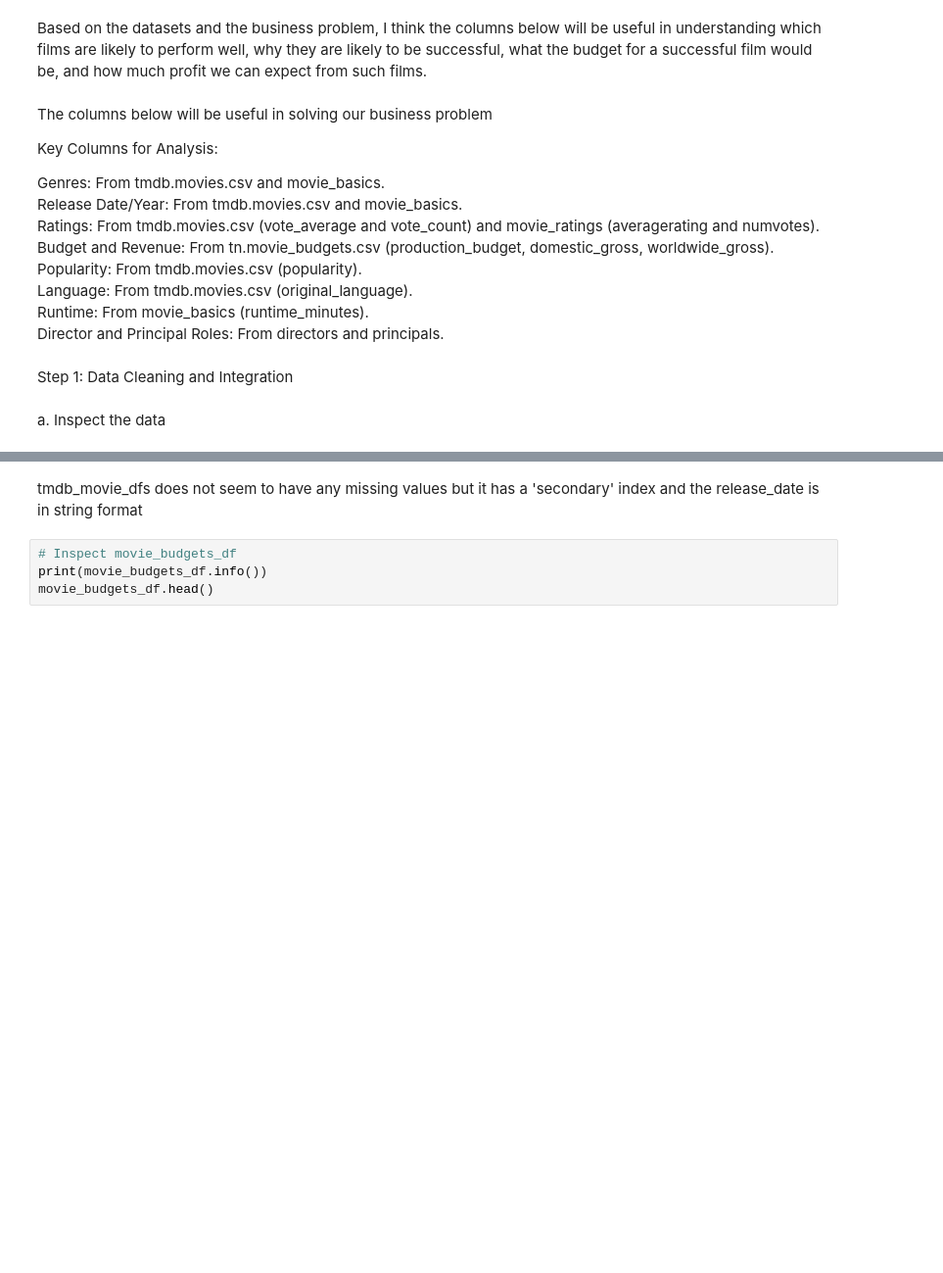
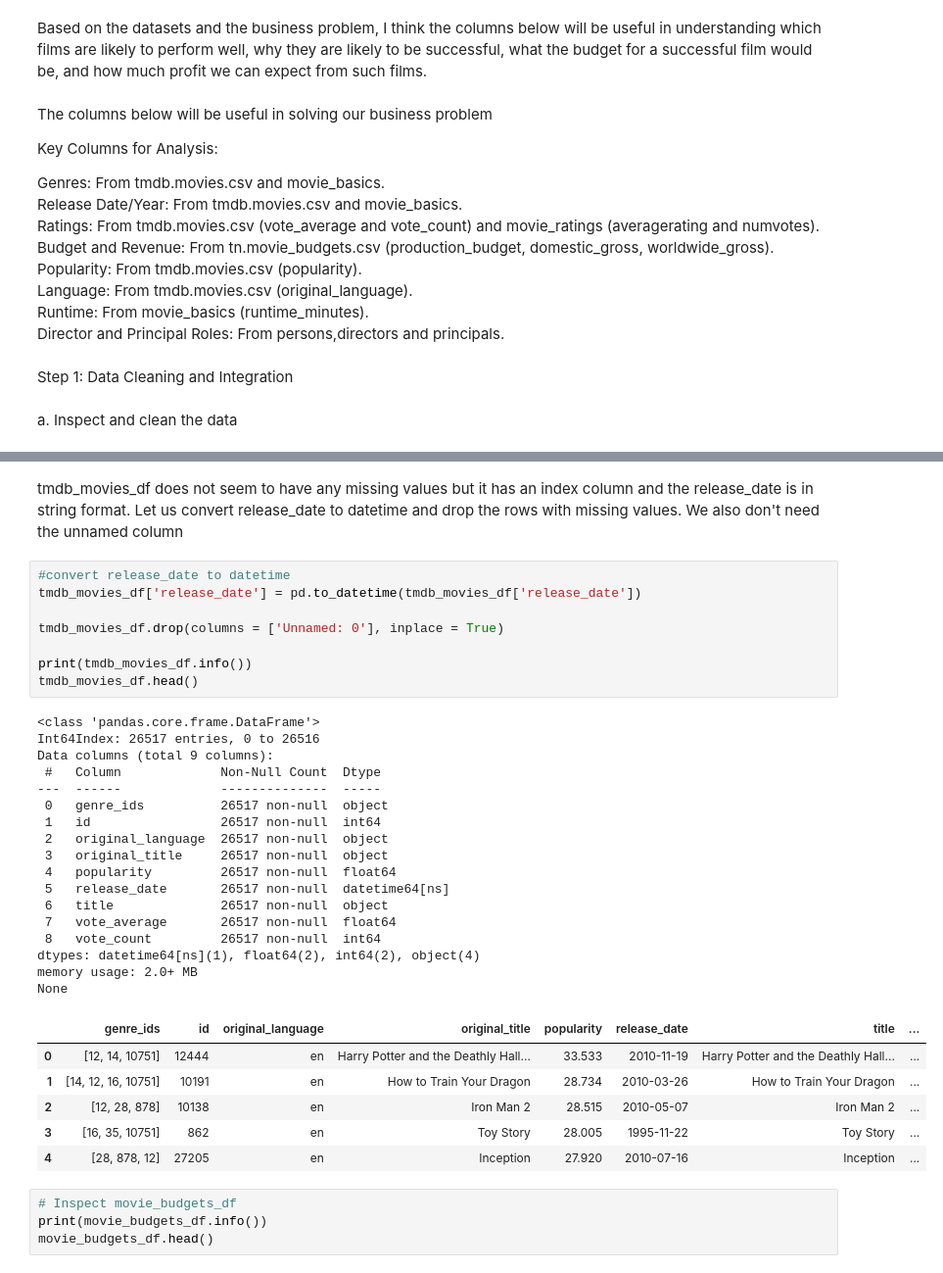
Before and after one commit to MMJGGR/Phase_1_Project, a Jupyter notebook: index.ipynb, the cells around one changed output, grey strips where cells are left out. Shown at 98% size. Drawn from its saved outputs; the diff is of its cells as text; blank space fills up the shorter version.

```diff
--- a/index.ipynb
+++ b/index.ipynb
@@ -141,11 +142,11 @@ Budget and Revenue: From tn.movie_budgets.csv (production_budget, domestic_gross
 Popularity: From tmdb.movies.csv (popularity). <br/>
 Language: From tmdb.movies.csv (original_language). <br/>
 Runtime: From movie_basics (runtime_minutes). <br/>
-Director and Principal Roles: From directors and principals. <br/>
+Director and Principal Roles: From persons,directors and principals. <br/>
 # %% [markdown]
 Step 1: Data Cleaning and Integration
 # %% [markdown]
-a. Inspect the data
+a. Inspect and clean the data
 # %%
 # Inspect tmdb_movies_df
 
@@ -177,7 +178,40 @@ None
 | 3 | 3 | [16, 35, 10751] | 862 | en | Toy Story | 28.005 | 1995-11-22 | Toy Story | ... |
 | 4 | 4 | [28, 878, 12] | 27205 | en | Inception | 27.920 | 2010-07-16 | Inception | ... |
 # %% [markdown]
-tmdb_movie_dfs does not seem to have any missing values but it has a 'secondary' index and the release_date is in string format
+tmdb_movies_df does not seem to have any missing values but it has an index column and the release_date is in string format.
+Let us convert release_date to datetime and drop the rows with missing values. We also don't need the unnamed column
+# %%
+#convert release_date to datetime
+tmdb_movies_df['release_date'] = pd.to_datetime(tmdb_movies_df['release_date'])
+
+tmdb_movies_df.drop(columns = ['Unnamed: 0'], inplace = True)
+
+print(tmdb_movies_df.info())
+tmdb_movies_df.head()
+# %% [output]
+<class 'pandas.core.frame.DataFrame'>
+Int64Index: 26517 entries, 0 to 26516
+Data columns (total 9 columns):
+ #   Column             Non-Null Count  Dtype
+---  ------             --------------  -----
+ 0   genre_ids          26517 non-null  object
+ 1   id                 26517 non-null  int64
+ 2   original_language  26517 non-null  object
+ 3   original_title     26517 non-null  object
+ 4   popularity         26517 non-null  float64
+ 5   release_date       26517 non-null  datetime64[ns]
+ 6   title              26517 non-null  object
+ 7   vote_average       26517 non-null  float64
+ 8   vote_count         26517 non-null  int64
+dtypes: datetime64[ns](1), float64(2), int64(2), object(4)
+memory usage: 2.0+ MB
+None
+|  | genre_ids | id | original_language | original_title | popularity | release_date | title | ... |
+| 0 | [12, 14, 10751] | 12444 | en | Harry Potter and the Deathly Hall... | 33.533 | 2010-11-19 | Harry Potter and the Deathly Hall... | ... |
+| 1 | [14, 12, 16, 10751] | 10191 | en | How to Train Your Dragon | 28.734 | 2010-03-26 | How to Train Your Dragon | ... |
+| 2 | [12, 28, 878] | 10138 | en | Iron Man 2 | 28.515 | 2010-05-07 | Iron Man 2 | ... |
+| 3 | [16, 35, 10751] | 862 | en | Toy Story | 28.005 | 1995-11-22 | Toy Story | ... |
+| 4 | [28, 878, 12] | 27205 | en | Inception | 27.920 | 2010-07-16 | Inception | ... |
 # %%
 # Inspect movie_budgets_df
 print(movie_budgets_df.info())
```
Also changed, not shown: parts of 12 cells of this notebook.
